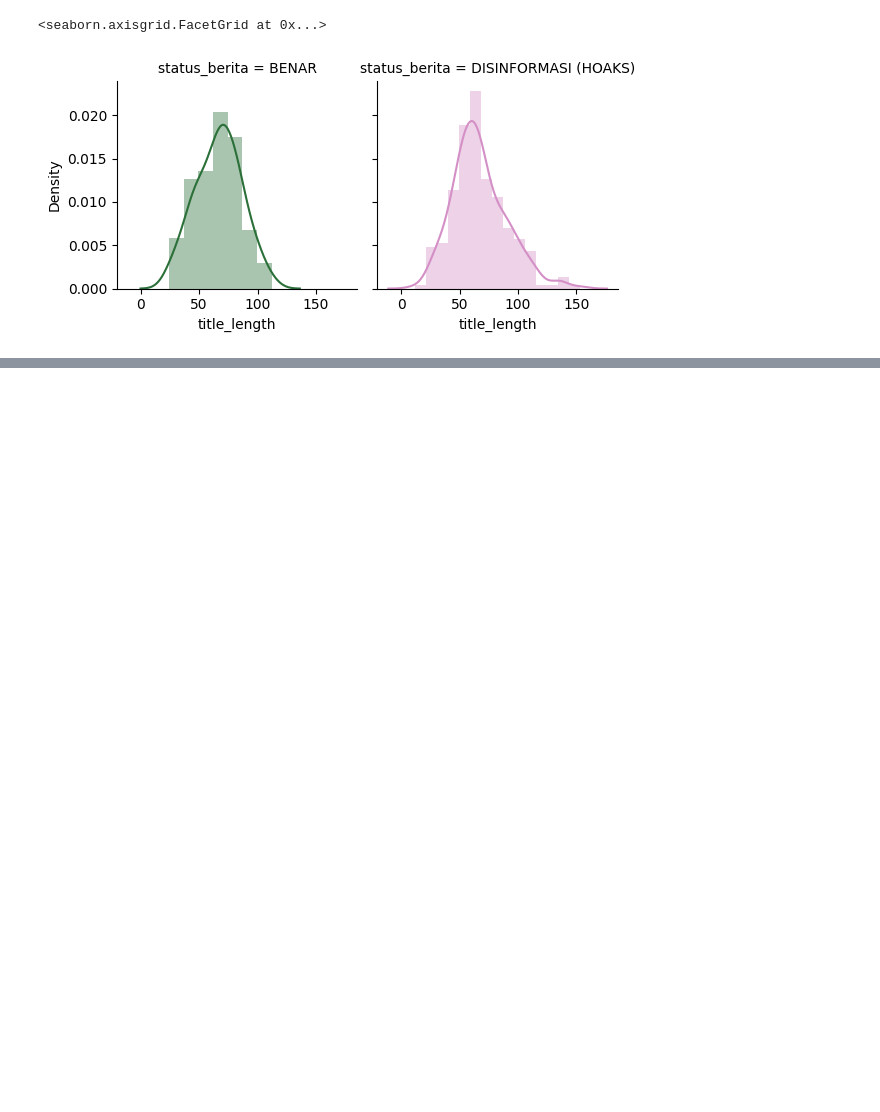
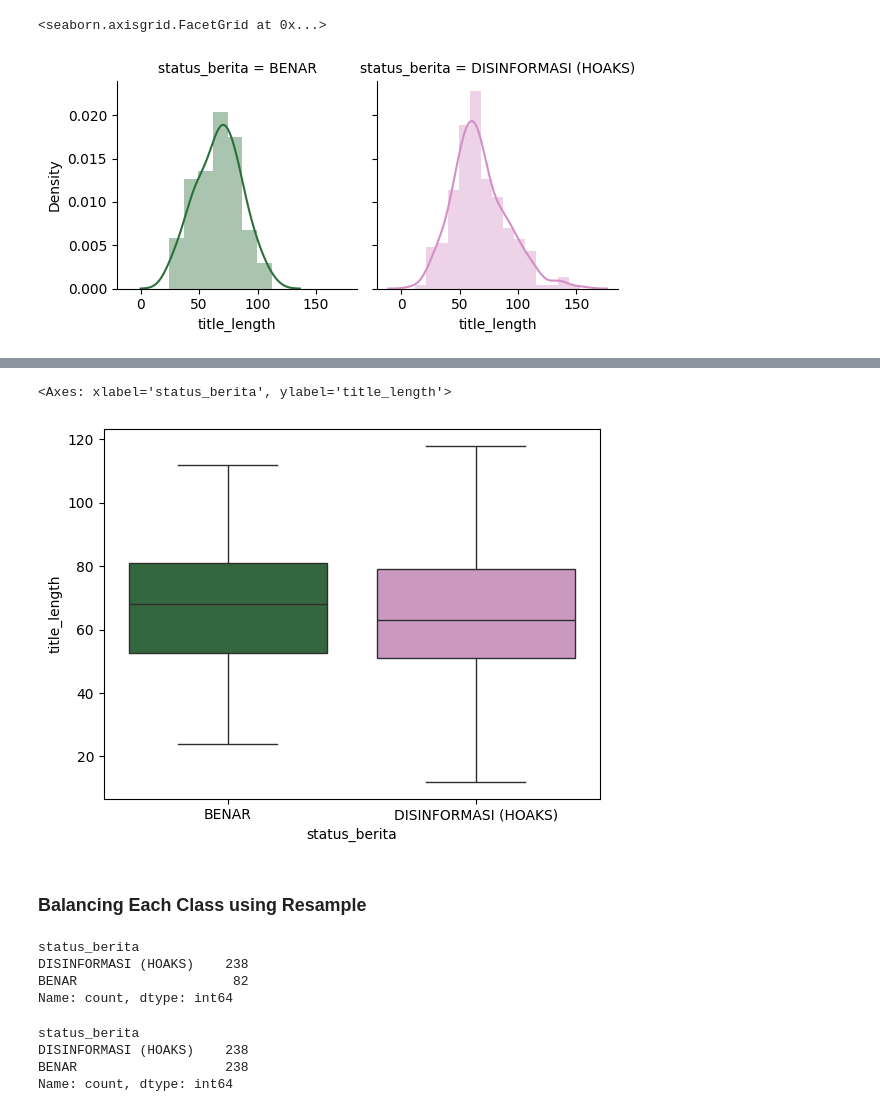
Before and after one commit to mcikalmerdeka/NLP-Learning, a Jupyter notebook: Sentiment Analysis Based on News Titles/Sentiment Analysis News Titles.ipynb, the cells around one changed output, grey strips where cells are left out. Drawn from its saved outputs; the diff is of its cells as text; code cells hidden in the pictures; blank space fills up the shorter version.

```diff
--- a/Sentiment Analysis Based on News Titles/Sentiment Analysis News Titles.ipynb
+++ b/Sentiment Analysis Based on News Titles/Sentiment Analysis News Titles.ipynb
@@ -159,0 +260,37 @@ g.map(sns.distplot, 'title_length')
+# %%
+sns.boxplot(data=df, x="status_berita", y="title_length", palette="cubehelix")
+# %% [output]
+<Axes: xlabel='status_berita', ylabel='title_length'>
+[figure, added]
+# %% [markdown]
+### Balancing Each Class using Resample
+# %%
+df["status_berita"].value_counts()
+# %% [output]
+status_berita
+DISINFORMASI (HOAKS)    238
+BENAR                    82
+Name: count, dtype: int64
+# %%
+from sklearn.utils import resample
+
+# Separate the majority and minority classes
+df_majority = df[df['status_berita'] == 'DISINFORMASI (HOAKS)']
+df_minority = df[df['status_berita'] == 'BENAR']
+
+# Oversample the minority class to match the majority class count
+df_minority_oversampled = resample(df_minority,
+                                   replace=True,       # Sample with replacement
+                                   n_samples=len(df_majority),  # Match the number of majority class
+                                   random_state=42)    # Reproducible results
+
+# Combine the oversampled minority class with the majority class
+df = pd.concat([df_majority, df_minority_oversampled])
+
+# Check the new class distribution
+print(df['status_berita'].value_counts())
+# %% [output]
+status_berita
+DISINFORMASI (HOAKS)    238
+BENAR                   238
+Name: count, dtype: int64
```
Also changed, not shown: parts of 12 cells of this notebook.
